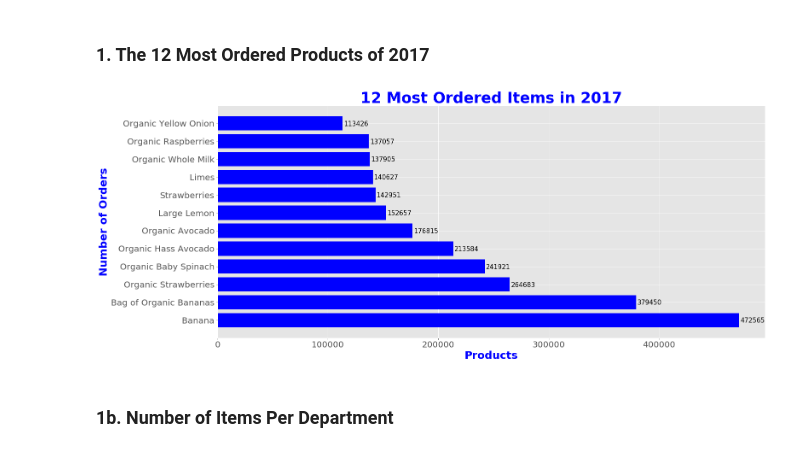
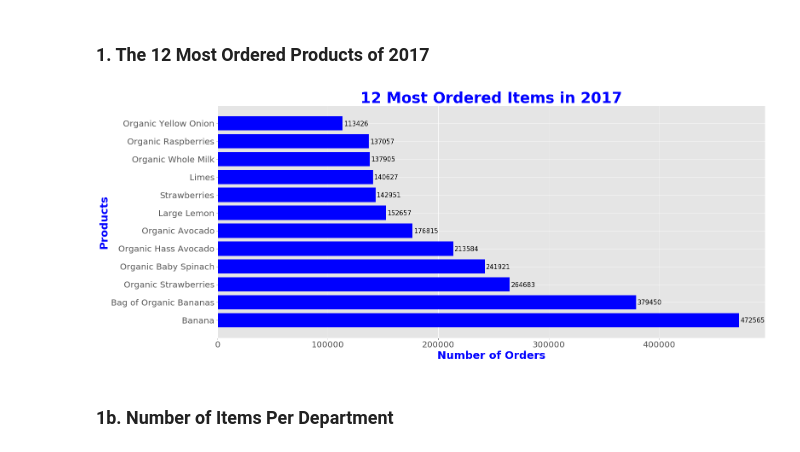
Before and after one commit to WinrichSy/Capstone_Instagram, a Jupyter notebook: Capstone 1 Instacart.ipynb, the cells around one changed output. Cells and saved outputs as stored; diff of their text form; code cells hidden in the pictures.

```diff
--- a/Capstone 1 Instacart.ipynb
+++ b/Capstone 1 Instacart.ipynb
@@ -295,20 +319,22 @@ product_orders_count = spark.sql(query)
 # %%
 #1.1 Convert Spark df to pandas df and Print Bar Graph
 #TODO: done
 product_orders_count_df = product_orders_count.toPandas()
+
+color = 'blue'
 fig, ax = plt.subplots(figsize=(23,10))
-most_popular = ax.barh(product_orders_count_df['product_name'], product_orders_count_df['orders'], color = 'blue', align='center')
+most_popular = ax.barh(product_orders_count_df['product_name'], product_orders_count_df['orders'], color = color, align='center')
 plt.xticks(size = 20, rotation=0)
 plt.yticks(size = 20)
-plt.xlabel('Products', size=25, color='blue', weight='bold')
-plt.ylabel('Number of Orders', size=25, color='blue', weight='bold')
-plt.title('12 Most Ordered Items in 2017', fontsize=35, color='blue', weight='bold')
+plt.xlabel('Number of Orders', size=25, color = color, weight='bold')
+plt.ylabel('Products', size=25, color = color, weight='bold')
+plt.title('12 Most Ordered Items in 2017', fontsize=35, color = color, weight='bold')
 
 autolabel_h(most_popular)
 
 plt.show()
 # %% [output]
-[figure, old version]
+[figure, new version]
 # %% [markdown]
 ### 1b. Number of Items Per Department
 # %%
```
Also changed, not shown: parts of 23 cells of this notebook.
